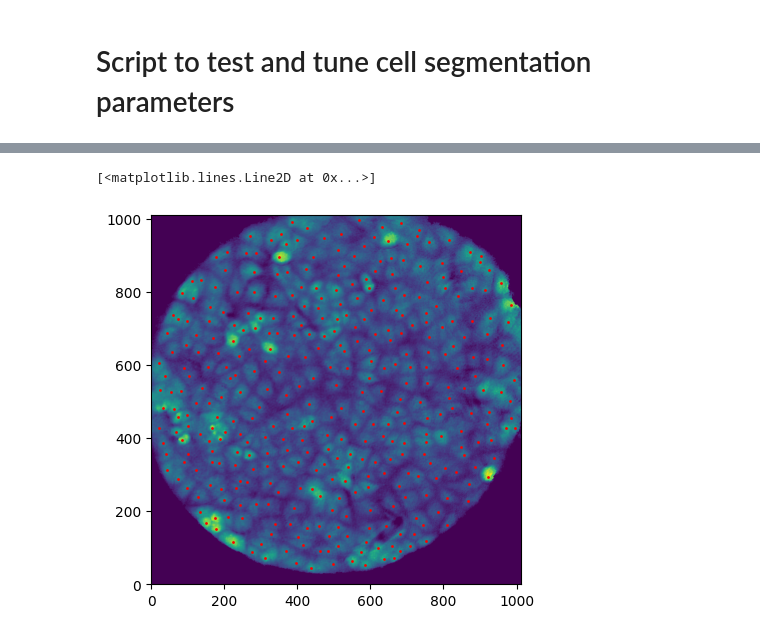
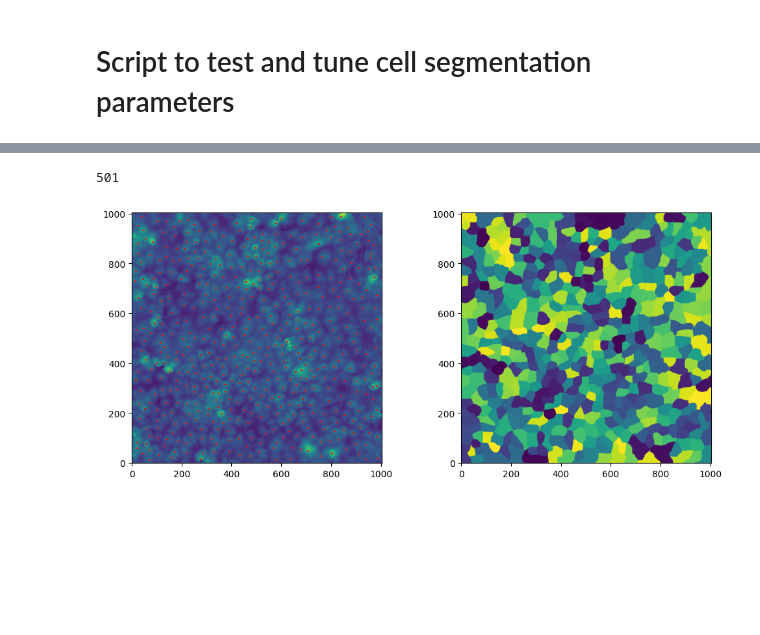
Before and after one commit to siljabl/MDCK-QPI, a Jupyter notebook: scripts/preprocessing/test_segmentation.ipynb, the cells around one changed output, grey strips where cells are left out. Cells and saved outputs as stored; diff of their text form; code cells hidden in the pictures; blank space fills up the shorter version.

```diff
--- a/scripts/preprocessing/test_segmentation.ipynb
+++ b/scripts/preprocessing/test_segmentation.ipynb
@@ -45,5 +46,6 @@ frame = fmin
 h_im, n_im = load_set_of_frames(f"{data_path}height_fields/raw/{dataset}", frame, microscope)
 # %%
 # Smoothen field
-n_norm = smoothen_normalize_im(n_im, config['detection']['s_high'], config['detection']['s_low'], fig=True)
+n_norm = smoothen_normalize_im(n_im, config['detection']['s_high']-1,
+                                     config['detection']['s_low']-2, fig=True)
 # %% [output]
@@ -74,19 +76,29 @@ plt.imshow(raw_areas, origin="lower")
 # %%
 # Get cell properties
 cell_props     = regionprops(raw_areas, h_im)
 cell_areas     = np.array([cell.area for cell in cell_props])
 cell_heights   = np.array([cell.mean_intensity for cell in cell_props])
 cell_volumes   = cell_areas * cell_heights
 cell_positions = np.array([cell.centroid for cell in cell_props], dtype=int)
 
 # create mask to remove small cells
 remove_small  = (cell_heights > config['filtering']['hmin'])
 remove_small *= (cell_areas   > config['filtering']['Amin'] / microscope.pix_to_um**2)
 remove_small *= (cell_volumes > config['filtering']['Vmin'] / microscope.pix_to_um**2)
 
-pos = pos[remove_small]
+pos   = pos[remove_small]
+areas = get_cell_areas(-n_norm, pos, h_im, clear_edge=False)
+
+
+plt.figure(figsize=(12,5))
+plt.subplot(121)
 plt.imshow(h_im, origin="lower")
 plt.plot(pos[:,1], pos[:,0], 'r.', ms=2)
+
+plt.subplot(122)
+plt.imshow(areas, origin="lower")
+
+print(len(pos))
 # %% [output]
-[<matplotlib.lines.Line2D at 0x...>]
+501
-[figure, old version]
+[figure, new version]
```
Also changed, not shown: parts of 10 cells of this notebook.
